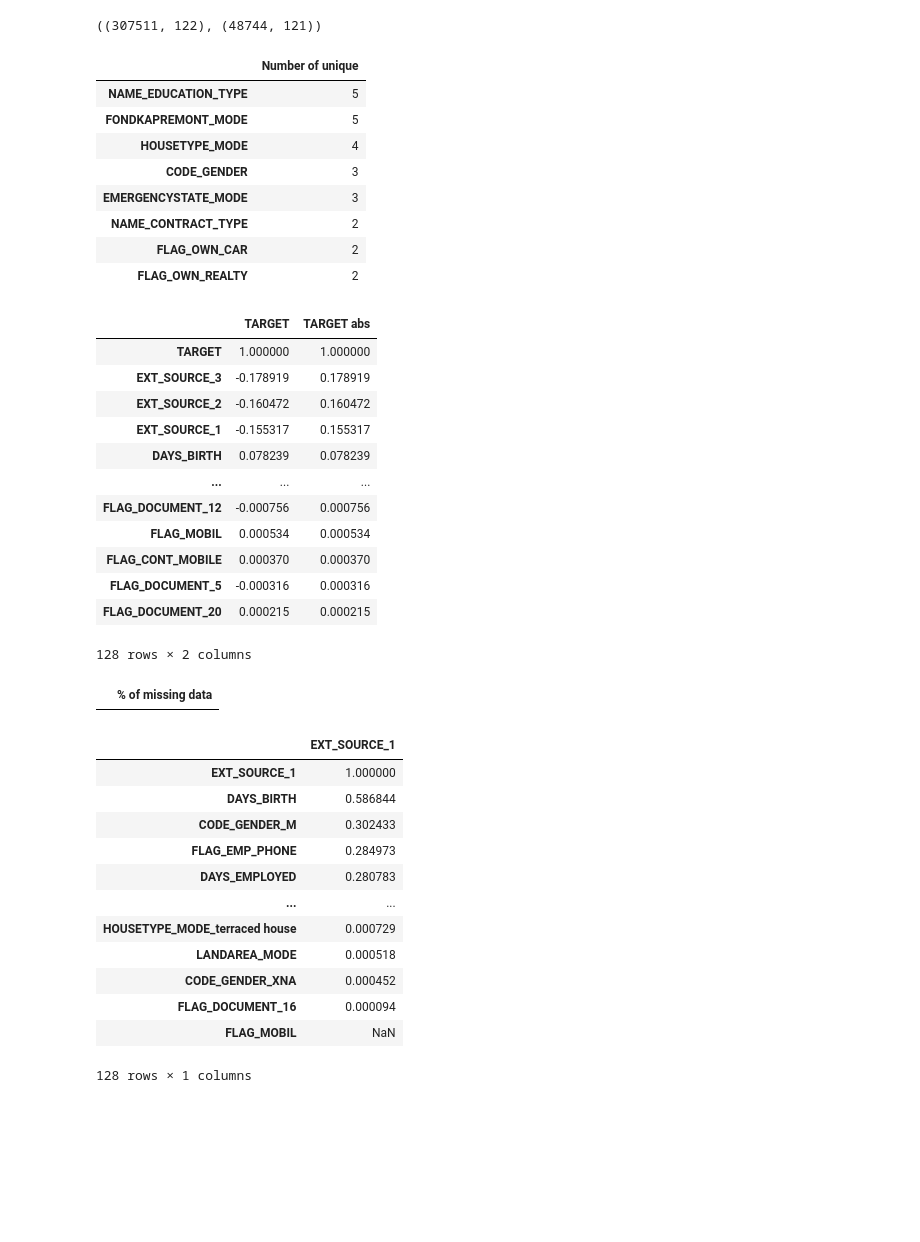
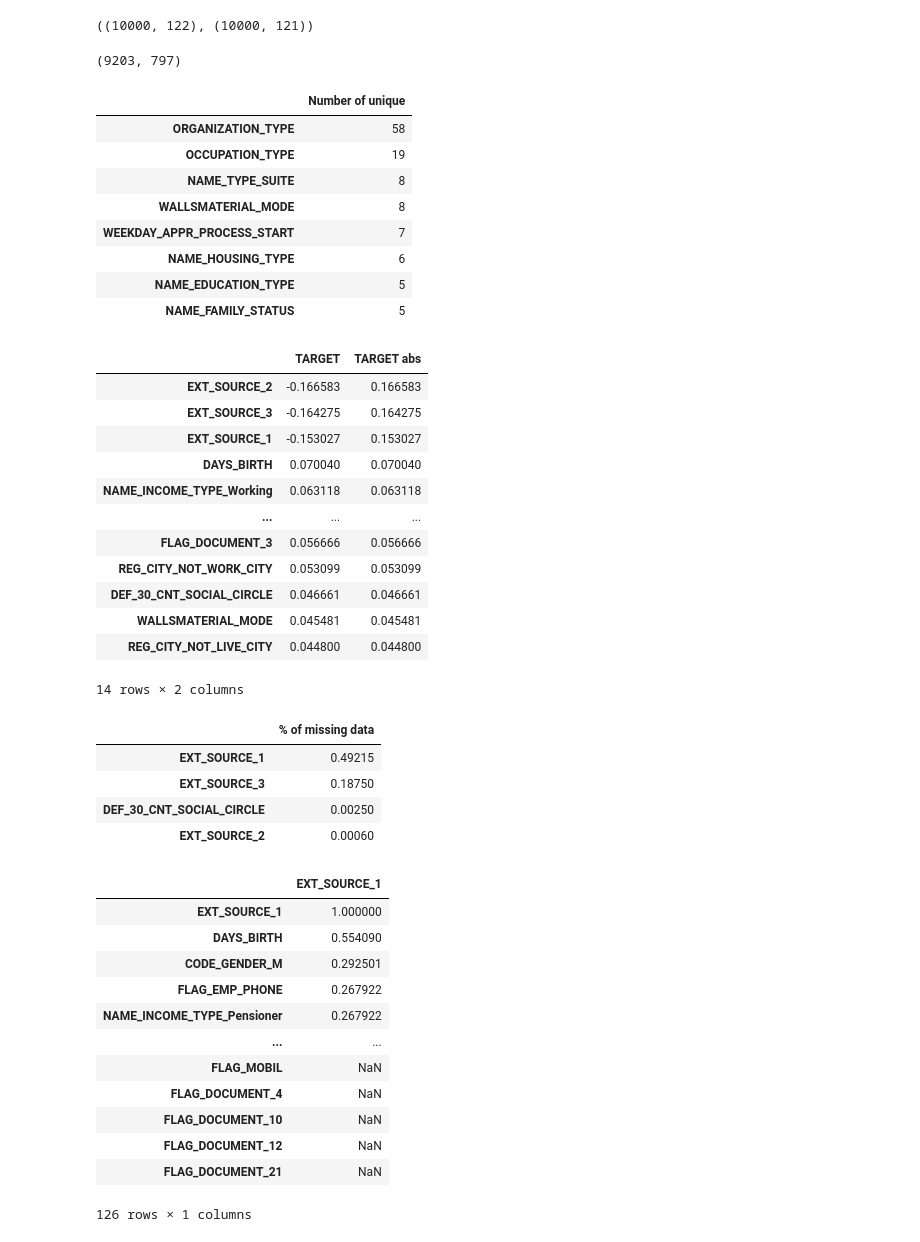
Before and after one commit to Houster/Class-creditdefault, a Jupyter notebook: Working file.ipynb, the cells around one changed output. Cells and saved outputs as stored; diff of their text form; code cells hidden in the pictures; blank space fills up the shorter version.

```diff
--- a/Working file.ipynb
+++ b/Working file.ipynb
@@ -7,15 +7,18 @@ import seaborn as sns
 pd.options.display.max_columns=1000
 pd.options.display.max_rows=10
 # %%
-app_train = pd.read_csv('C://Users/matth/home-credit-default-risk/application_train.csv').sort_values('SK_ID_CURR').reset_index(drop = True)
-app_test = pd.read_csv('C://Users/matth/home-credit-default-risk/application_test.csv').sort_values('SK_ID_CURR').reset_index(drop = True)
+app_train = pd.read_csv('C://Users/matth/home-credit-default-risk/application_train.csv').sort_values('SK_ID_CURR').reset_index(drop = True).sample(n=10000)
+app_test = pd.read_csv('C://Users/matth/home-credit-default-risk/application_test.csv').sort_values('SK_ID_CURR').reset_index(drop = True).sample(n=10000)
 # %%
 app_train.shape,app_test.shape
 # %% [output]
-((307511, 122), (48744, 121))
+((10000, 122), (10000, 121))
 # %%
 app=app_train.append(app_test,ignore_index=True)
 app=app.drop("SK_ID_CURR",axis=1)
+len(app[app["TARGET"]==0]),len(app[app["TARGET"]==1])
+# %% [output]
+(9203, 797)
 # %%
 categorical_features=app.select_dtypes(include="object").columns
 unique_values=[len(app[x].unique()) for x in categorical_features]
@@ -27,17 +30,17 @@ get_dummies=pd.DataFrame(data=unique_values,index=categorical_features,columns=[
 sort_values(by="Number of unique",ascending=False)[8:].index
 # %%
 pd.DataFrame(data=unique_values,index=categorical_features,columns=["Number of unique"]).\
-sort_values(by="Number of unique",ascending=False)[8:]
+sort_values(by="Number of unique",ascending=False)[:8]
 # %% [output]
 |  | Number of unique |
+| ORGANIZATION_TYPE | 58 |
+| OCCUPATION_TYPE | 19 |
+| NAME_TYPE_SUITE | 8 |
+| WALLSMATERIAL_MODE | 8 |
+| WEEKDAY_APPR_PROCESS_START | 7 |
+| NAME_HOUSING_TYPE | 6 |
 | NAME_EDUCATION_TYPE | 5 |
-| FONDKAPREMONT_MODE | 5 |
-| HOUSETYPE_MODE | 4 |
-| CODE_GENDER | 3 |
-| EMERGENCYSTATE_MODE | 3 |
-| NAME_CONTRACT_TYPE | 2 |
-| FLAG_OWN_CAR | 2 |
-| FLAG_OWN_REALTY | 2 |
+| NAME_FAMILY_STATUS | 5 |
 # %%
 from sklearn import preprocessing
 le = preprocessing.LabelEncoder()
@@ -55,21 +58,21 @@ correlations["TARGET abs"]=abs(correlations["TARGET"])
 # %%
 correlations=correlations.sort_values(by="TARGET abs",ascending=False)
 # %%
-correlations
+correlations[1:15]
 # %% [output]
 |  | TARGET | TARGET abs |
-| TARGET | 1.000000 | 1.000000 |
-| EXT_SOURCE_3 | -0.178919 | 0.178919 |
-| EXT_SOURCE_2 | -0.160472 | 0.160472 |
-| EXT_SOURCE_1 | -0.155317 | 0.155317 |
-| DAYS_BIRTH | 0.078239 | 0.078239 |
+| EXT_SOURCE_2 | -0.166583 | 0.166583 |
+| EXT_SOURCE_3 | -0.164275 | 0.164275 |
+| EXT_SOURCE_1 | -0.153027 | 0.153027 |
+| DAYS_BIRTH | 0.070040 | 0.070040 |
+| NAME_INCOME_TYPE_Working | 0.063118 | 0.063118 |
 | ... | ... | ... |
-| FLAG_DOCUMENT_12 | -0.000756 | 0.000756 |
-| FLAG_MOBIL | 0.000534 | 0.000534 |
-| FLAG_CONT_MOBILE | 0.000370 | 0.000370 |
-| FLAG_DOCUMENT_5 | -0.000316 | 0.000316 |
-| FLAG_DOCUMENT_20 | 0.000215 | 0.000215 |
+| FLAG_DOCUMENT_3 | 0.056666 | 0.056666 |
+| REG_CITY_NOT_WORK_CITY | 0.053099 | 0.053099 |
+| DEF_30_CNT_SOCIAL_CIRCLE | 0.046661 | 0.046661 |
+| WALLSMATERIAL_MODE | 0.045481 | 0.045481 |
+| REG_CITY_NOT_LIVE_CITY | 0.044800 | 0.044800 |
-128 rows × 2 columns
+14 rows × 2 columns
 # %%
 relevant_features=correlations.index[1:15]
 # %%
@@ -80,6 +83,10 @@ missing_data=missing_data.sort_values(by="% of missing data",ascending=False)
 missing_data
 # %% [output]
 |  | % of missing data |
+| EXT_SOURCE_1 | 0.49215 |
+| EXT_SOURCE_3 | 0.18750 |
+| DEF_30_CNT_SOCIAL_CIRCLE | 0.00250 |
+| EXT_SOURCE_2 | 0.00060 |
 # %%
 ext1_corr=app.corr()["EXT_SOURCE_1"]
 # %%
@@ -87,17 +94,17 @@ abs(pd.DataFrame(ext1_corr)).sort_values(by="EXT_SOURCE_1", ascending=False)
 # %% [output]
 |  | EXT_SOURCE_1 |
 | EXT_SOURCE_1 | 1.000000 |
-| DAYS_BIRTH | 0.586844 |
-| CODE_GENDER_M | 0.302433 |
-| FLAG_EMP_PHONE | 0.284973 |
-| DAYS_EMPLOYED | 0.280783 |
+| DAYS_BIRTH | 0.554090 |
+| CODE_GENDER_M | 0.292501 |
+| FLAG_EMP_PHONE | 0.267922 |
+| NAME_INCOME_TYPE_Pensioner | 0.267922 |
 | ... | ... |
-| HOUSETYPE_MODE_terraced house | 0.000729 |
-| LANDAREA_MODE | 0.000518 |
-| CODE_GENDER_XNA | 0.000452 |
-| FLAG_DOCUMENT_16 | 0.000094 |
 | FLAG_MOBIL | NaN |
+| FLAG_DOCUMENT_4 | NaN |
+| FLAG_DOCUMENT_10 | NaN |
+| FLAG_DOCUMENT_12 | NaN |
+| FLAG_DOCUMENT_21 | NaN |
-128 rows × 1 columns
+126 rows × 1 columns
 # %%
 missing_ext1_rows= app[app["EXT_SOURCE_1"].isna()].index
 # %%
```
Also changed, not shown: parts of 25 cells of this notebook.
